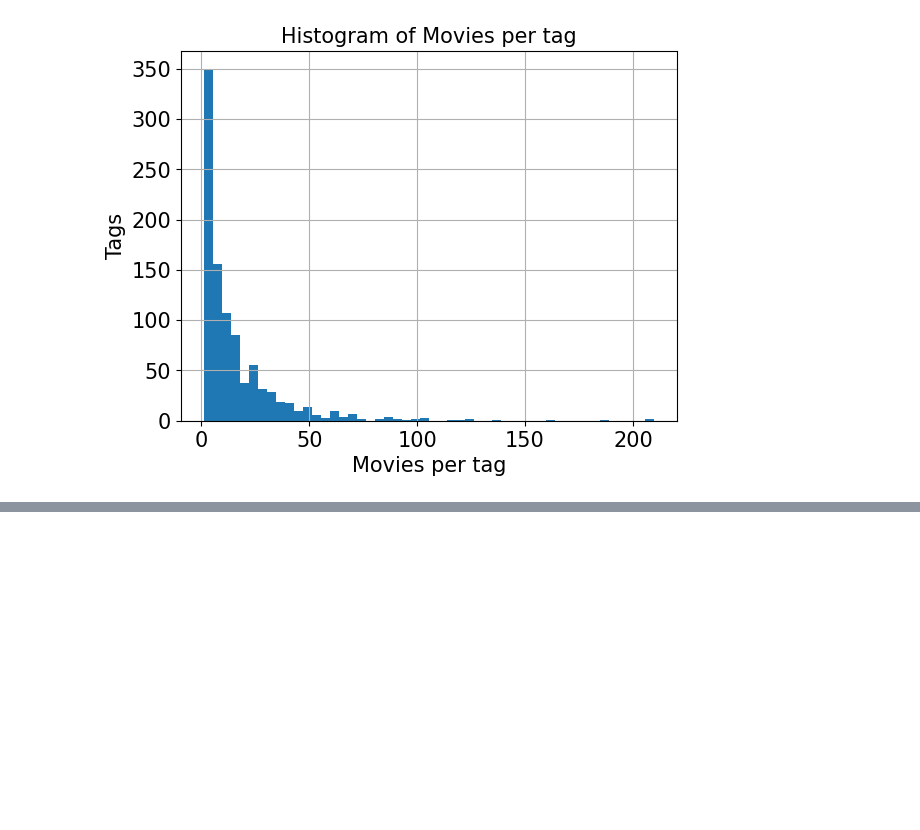
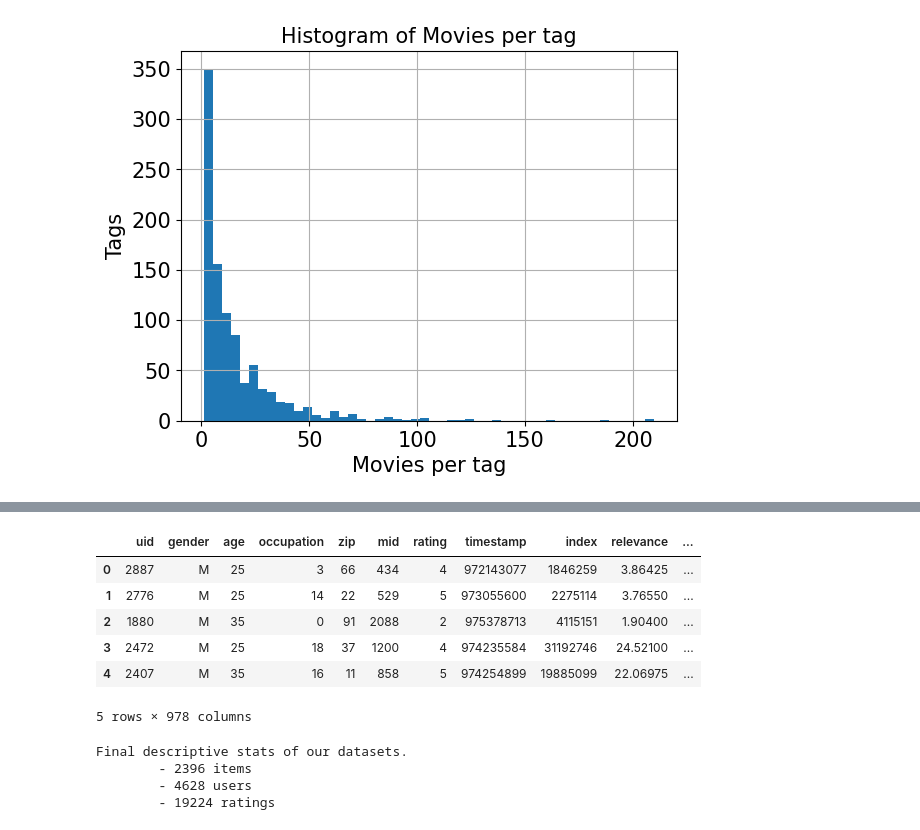
Before and after one commit to mus514/Machine-Learning-With-Python, a Jupyter notebook: 3-movies_recommendation/main.ipynb, the cells around one changed output, grey strips where cells are left out. Drawn from its saved outputs; the diff is of its cells as text; code cells hidden in the pictures; blank space fills up the shorter version.

```diff
--- a/3-movies_recommendation/main.ipynb
+++ b/3-movies_recommendation/main.ipynb
@@ -238,0 +262,20 @@ Text(0.5, 1.0, 'Histogram of Movies per tag')
+# %%
+display(data_pd.head())
+# %% [output]
+|  | uid | gender | age | occupation | zip | mid | rating | timestamp | index | relevance | ... |
+| 0 | 2887 | M | 25 | 3 | 66 | 434 | 4 | 972143077 | 1846259 | 3.86425 | ... |
+| 1 | 2776 | M | 25 | 14 | 22 | 529 | 5 | 973055600 | 2275114 | 3.76550 | ... |
+| 2 | 1880 | M | 35 | 0 | 91 | 2088 | 2 | 975378713 | 4115151 | 1.90400 | ... |
+| 3 | 2472 | M | 25 | 18 | 37 | 1200 | 4 | 974235584 | 31192746 | 24.52100 | ... |
+| 4 | 2407 | M | 35 | 16 | 11 | 858 | 5 | 974254899 | 19885099 | 22.06975 | ... |
+5 rows × 978 columns
+# %%
+print('Final descriptive stats of our datasets.')
+print('\t- %d items' % data_pd['mid'].nunique())
+print('\t- %d users' % data_pd['uid'].nunique())
+print('\t- %d ratings' % len(data_pd))
+# %% [output]
+Final descriptive stats of our datasets.
+        - 2396 items
+        - 4628 users
+        - 19224 ratings
```
Also changed, not shown: parts of 15 cells of this notebook.
